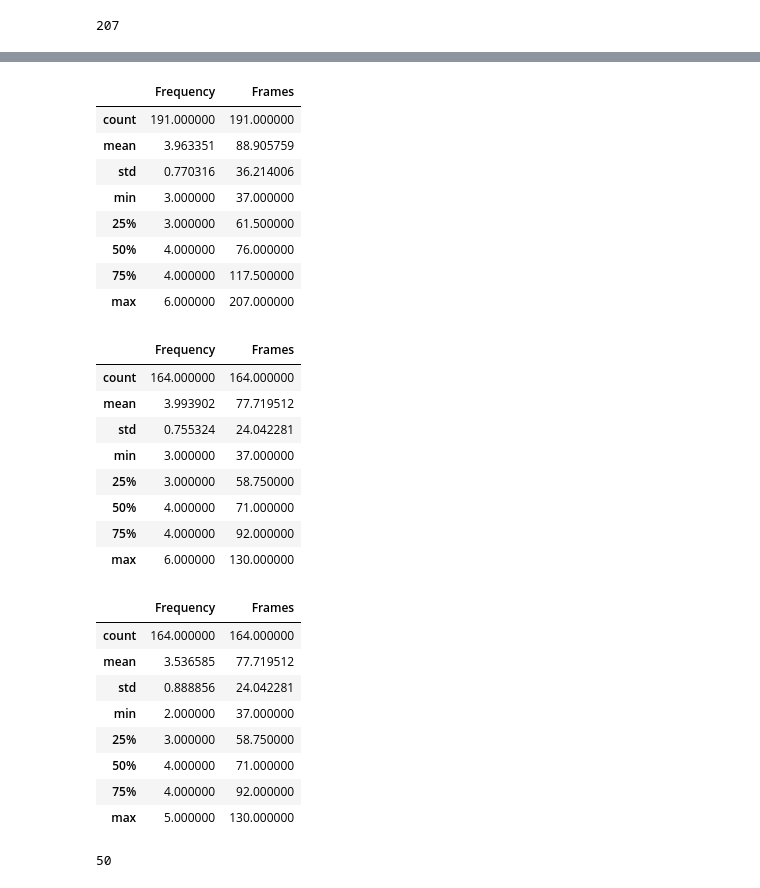
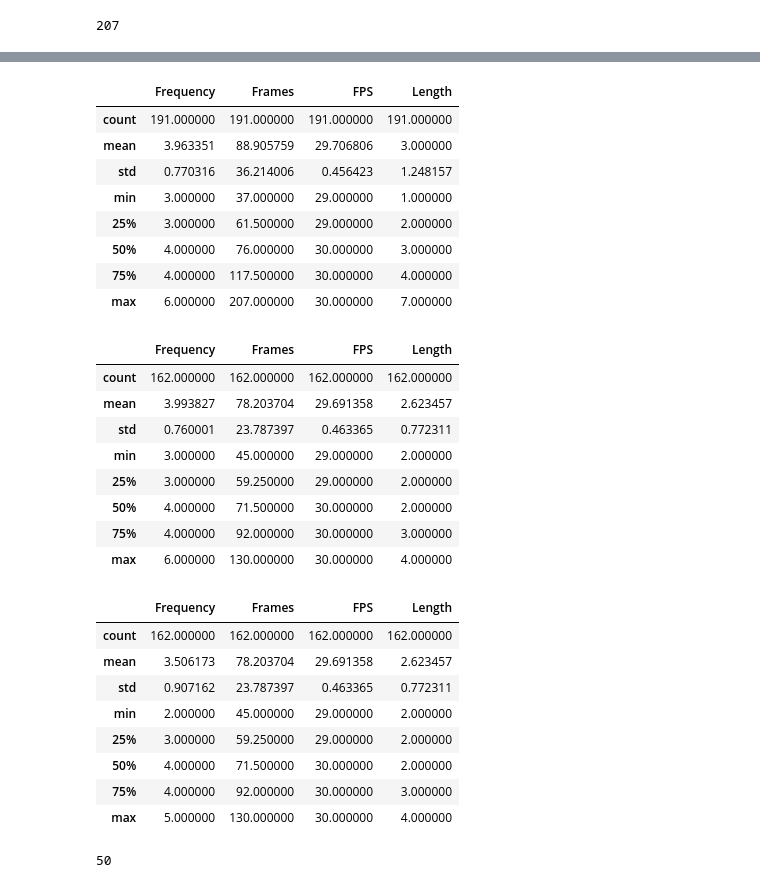
Before and after one commit to kristiany45/DAP_Github, a Jupyter notebook: tests mediapipe/Mediapipe ASL Citizen.ipynb, the cells around one changed output, grey strips where cells are left out. Saved outputs shown, nothing was run; the diff lists cells and outputs as text; code cells hidden in the pictures.

```diff
--- a/tests mediapipe/Mediapipe ASL Citizen.ipynb
+++ b/tests mediapipe/Mediapipe ASL Citizen.ipynb
@@ -124,6 +122,13 @@ def signvideodataframe(filepath):
     df = df.reset_index(drop=True)
 
     return df
+# %%
+def frames_from_file(filepath):
+    cap = cv2.VideoCapture(filepath)
+    frames = int(cap.get(cv2.CAP_PROP_FRAME_COUNT))
+    fps = int(cap.get(cv2.CAP_PROP_FPS))
+    length = round(frames / fps)
+    return frames, fps, length
 # %%
 traindf = signvideodataframe('file:///media/kristian/HDD/ASL_Citizen/ASL_Citizen/splits/train.csv')
 # %%
@@ -555,8 +560,10 @@ dtype: int64
 # %%
 def frames_from_file(filepath):
     cap = cv2.VideoCapture(filepath)
-    length = int(cap.get(cv2.CAP_PROP_FRAME_COUNT))
-    return length
+    frames = int(cap.get(cv2.CAP_PROP_FRAME_COUNT))
+    fps = int(cap.get(cv2.CAP_PROP_FPS))
+    length = round(frames / fps)
+    return frames, fps, length
 # %%
 frames_from_file(traindf.Path[0])
 # %% [output]
@@ -626,7 +647,7 @@ print(traindf['Gloss'].nunique())
 50
 # %%
 tqdm.pandas()
-valdf['Frames'] = valdf['Path'].progress_apply(frames_from_file)
+valdf[['Frames', 'FPS', 'Length']] = valdf['Path'].progress_apply(lambda x: pd.Series(frames_from_file(x)))
 # %%
 valdf['Frames'].max()
 # %% [output]
@@ -643,46 +664,46 @@ valdf.head()
 # %%
 valdf.describe()
 # %% [output]
-|  | Frequency | Frames |
-| count | 191.000000 | 191.000000 |
-| mean | 3.963351 | 88.905759 |
-| std | 0.770316 | 36.214006 |
-| min | 3.000000 | 37.000000 |
-| 25% | 3.000000 | 61.500000 |
-| 50% | 4.000000 | 76.000000 |
-| 75% | 4.000000 | 117.500000 |
-| max | 6.000000 | 207.000000 |
+|  | Frequency | Frames | FPS | Length |
+| count | 191.000000 | 191.000000 | 191.000000 | 191.000000 |
+| mean | 3.963351 | 88.905759 | 29.706806 | 3.000000 |
+| std | 0.770316 | 36.214006 | 0.456423 | 1.248157 |
+| min | 3.000000 | 37.000000 | 29.000000 | 1.000000 |
+| 25% | 3.000000 | 61.500000 | 29.000000 | 2.000000 |
+| 50% | 4.000000 | 76.000000 | 30.000000 | 3.000000 |
+| 75% | 4.000000 | 117.500000 | 30.000000 | 4.000000 |
+| max | 6.000000 | 207.000000 | 30.000000 | 7.000000 |
 # %%
-valdf = valdf[valdf['Frames'] < 131]
+valdf = valdf[(valdf['Length'] > 1) & (valdf['FPS'] > 28) &(valdf['Frames'] < 131) ]
 #filtered_df = traindf[(traindf['Frames'] > 0) & (traindf['Frames'] < 121)]
 #filtered_df = traindf[traindf['Frames'] > 0]
 valdf = valdf.reset_index(drop=True)
 valdf.describe()
 # %% [output]
-|  | Frequency | Frames |
-| count | 164.000000 | 164.000000 |
-| mean | 3.993902 | 77.719512 |
-| std | 0.755324 | 24.042281 |
-| min | 3.000000 | 37.000000 |
-| 25% | 3.000000 | 58.750000 |
-| 50% | 4.000000 | 71.000000 |
-| 75% | 4.000000 | 92.000000 |
-| max | 6.000000 | 130.000000 |
+|  | Frequency | Frames | FPS | Length |
+| count | 162.000000 | 162.000000 | 162.000000 | 162.000000 |
+| mean | 3.993827 | 78.203704 | 29.691358 | 2.623457 |
+| std | 0.760001 | 23.787397 | 0.463365 | 0.772311 |
+| min | 3.000000 | 45.000000 | 29.000000 | 2.000000 |
+| 25% | 3.000000 | 59.250000 | 29.000000 | 2.000000 |
+| 50% | 4.000000 | 71.500000 | 30.000000 | 2.000000 |
+| 75% | 4.000000 | 92.000000 | 30.000000 | 3.000000 |
+| max | 6.000000 | 130.000000 | 30.000000 | 4.000000 |
 # %%
 valdf['Frequency'] = valdf['Gloss'].map(valdf['Gloss'].value_counts())
 #valdf = valdf.sort_values(by='Frequency',)
 
 valdf.describe()
 # %% [output]
-|  | Frequency | Frames |
-| count | 164.000000 | 164.000000 |
-| mean | 3.536585 | 77.719512 |
-| std | 0.888856 | 24.042281 |
-| min | 2.000000 | 37.000000 |
-| 25% | 3.000000 | 58.750000 |
-| 50% | 4.000000 | 71.000000 |
-| 75% | 4.000000 | 92.000000 |
-| max | 5.000000 | 130.000000 |
+|  | Frequency | Frames | FPS | Length |
+| count | 162.000000 | 162.000000 | 162.000000 | 162.000000 |
+| mean | 3.506173 | 78.203704 | 29.691358 | 2.623457 |
+| std | 0.907162 | 23.787397 | 0.463365 | 0.772311 |
+| min | 2.000000 | 45.000000 | 29.000000 | 2.000000 |
+| 25% | 3.000000 | 59.250000 | 29.000000 | 2.000000 |
+| 50% | 4.000000 | 71.500000 | 30.000000 | 2.000000 |
+| 75% | 4.000000 | 92.000000 | 30.000000 | 3.000000 |
+| max | 5.000000 | 130.000000 | 30.000000 | 4.000000 |
 # %%
 print(valdf['Gloss'].nunique())
 # %% [output]
```
Also changed, not shown: parts of 74 cells of this notebook.
